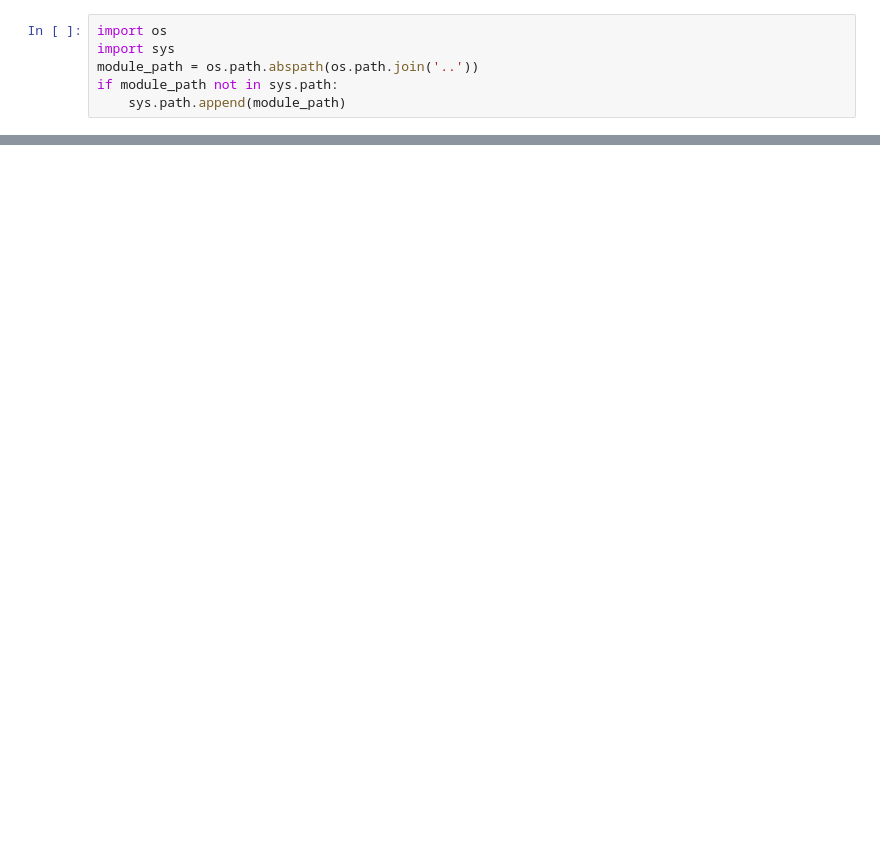
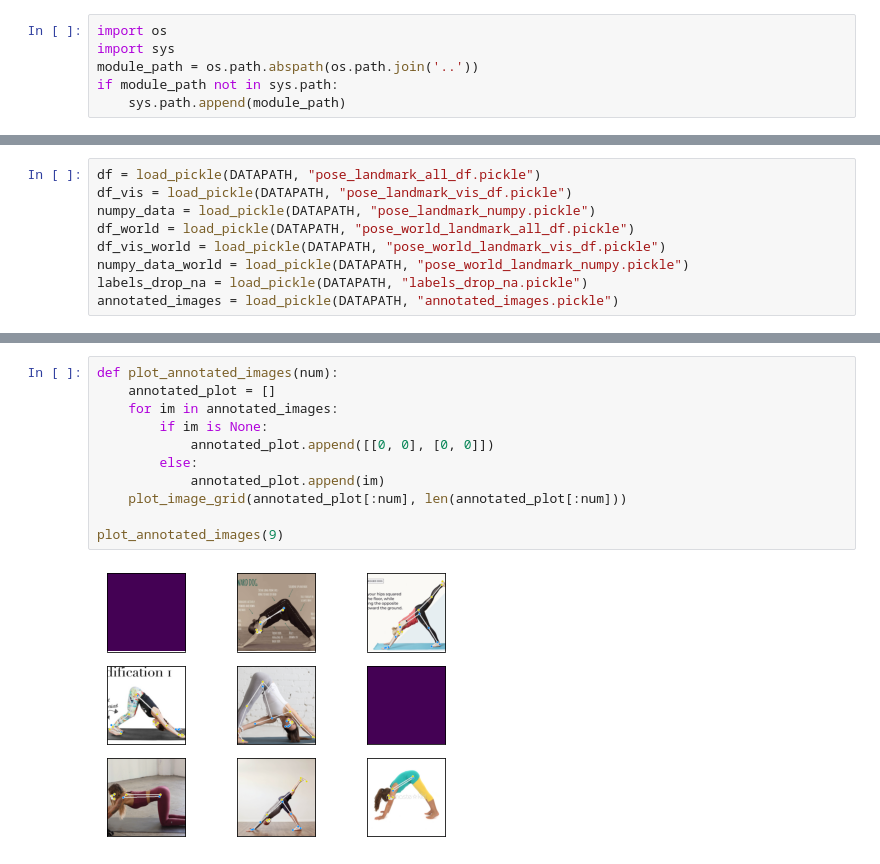
Before and after one commit to alec-flowers/visual_intelligence, a Jupyter notebook: notebooks/mediapipe_stuff.ipynb, the cells around one changed output, grey strips where cells are left out. Saved outputs shown, nothing was run; the diff lists cells and outputs as text; blank space fills up the shorter version.

```diff
--- a/notebooks/mediapipe_stuff.ipynb
+++ b/notebooks/mediapipe_stuff.ipynb
@@ -44,0 +83,9 @@ len(all_val)
+# %%
+df = load_pickle(DATAPATH, "pose_landmark_all_df.pickle")
+df_vis = load_pickle(DATAPATH, "pose_landmark_vis_df.pickle")
+numpy_data = load_pickle(DATAPATH, "pose_landmark_numpy.pickle")
+df_world = load_pickle(DATAPATH, "pose_world_landmark_all_df.pickle")
+df_vis_world = load_pickle(DATAPATH, "pose_world_landmark_vis_df.pickle")
+numpy_data_world = load_pickle(DATAPATH, "pose_world_landmark_numpy.pickle")
+labels_drop_na = load_pickle(DATAPATH, "labels_drop_na.pickle")
+annotated_images = load_pickle(DATAPATH, "annotated_images.pickle")
@@ -44,0 +107,13 @@ len(all_val)
+# %%
+def plot_annotated_images(num):
+    annotated_plot = []
+    for im in annotated_images:
+        if im is None:
+            annotated_plot.append([[0, 0], [0, 0]])
+        else:
+            annotated_plot.append(im)
+    plot_image_grid(annotated_plot[:num], len(annotated_plot[:num]))
+
+plot_annotated_images(9)
+# %% [output]
+[figure, added]
```
Also changed, not shown: parts of 16 cells of this notebook, 5 other files.
